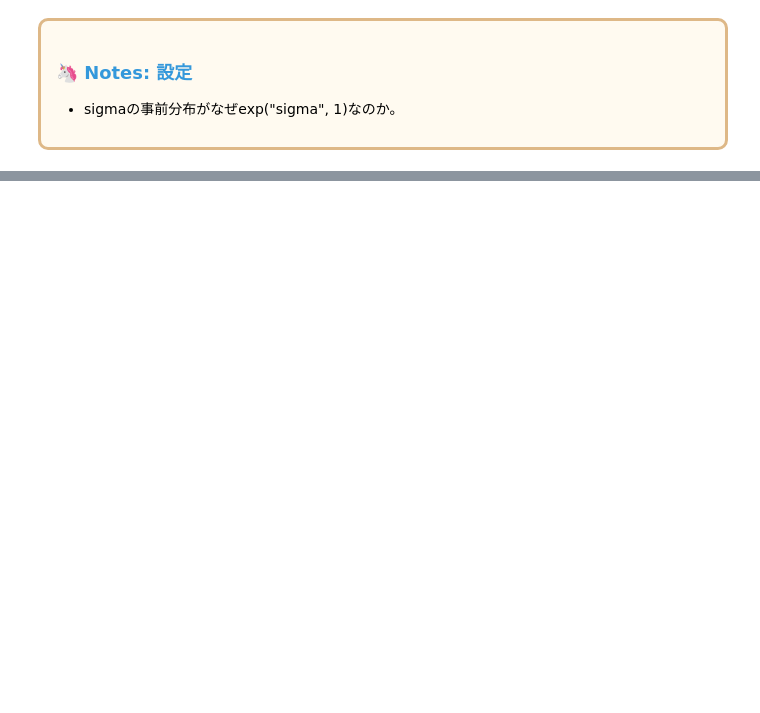
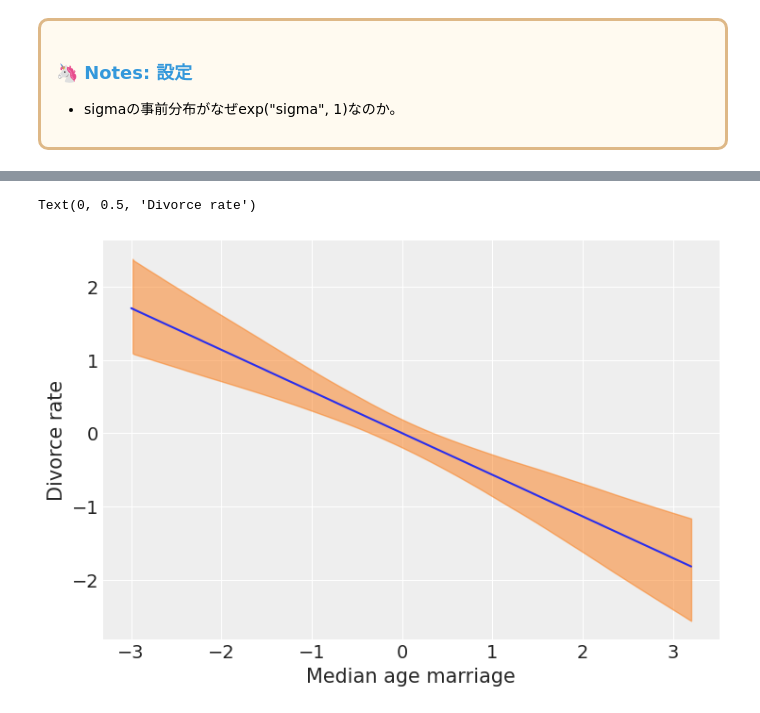
Before and after one commit to styuk/Bayes-Python, a Jupyter notebook: chapter5/chapter5.ipynb, the cells around one changed output, grey strips where cells are left out. Saved outputs shown, nothing was run; the diff lists cells and outputs as text; code cells hidden in the pictures; blank space fills up the shorter version.

```diff
--- a/chapter5/chapter5.ipynb
+++ b/chapter5/chapter5.ipynb
@@ -125,0 +155,27 @@ Sampling 4 chains for 1_000 tune and 1_000 draw iterations (4_000 + 4_000 draws
+# %%
+# リンク関数の作成
+
+age_std_seq = np.linspace(-3, 3.2, 30)
+
+# 多くのサンプルがあるのでそれをプロットに使用する
+# m_5_1_trace = m_5_1_trace.sel(draw=slice(None. None, 10))
+m_5_1_data = az.extract_dataset(m_5_1_trace.posterior)
+
+mu_pred = np.zeros((len(age_std_seq), len(m_5_1_data.sample)))
+
+for i, age_std in enumerate(age_std_seq):
+    mu_pred[i] = m_5_1_data["a"] + m_5_1_data["bA"] * age_std
+# %%
+# muの平均をとりプロットする必要がある
+# 各xについて30の平均をとる
+
+mu_mean = mu_pred.mean(axis=1)
+
+# 以下はパーセント間隔に相当する
+ax = az.plot_hdi(age_std_seq, mu_pred.T)
+plt.plot(age_std_seq, mu_mean)
+ax.set_xlabel("Median age marriage")
+ax.set_ylabel("Divorce rate")
+# %% [output]
+Text(0, 0.5, 'Divorce rate')
+[figure, added]
```
Also changed, not shown: parts of 16 cells of this notebook.
